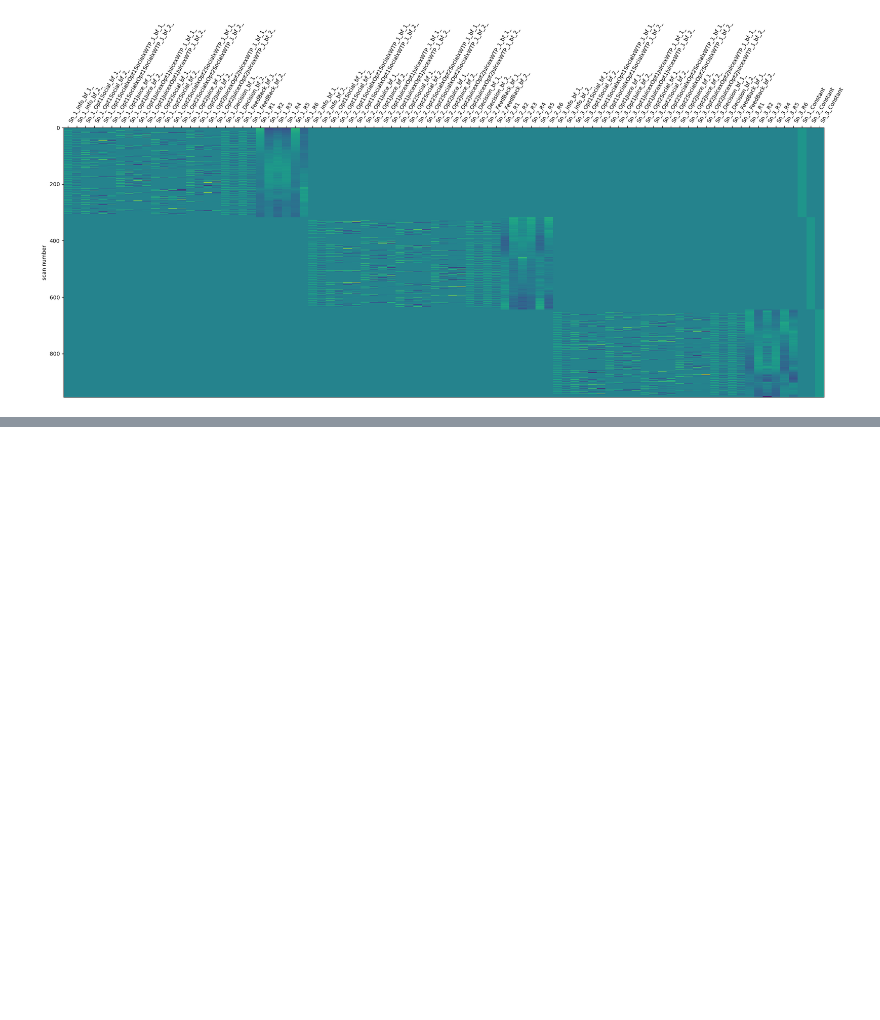
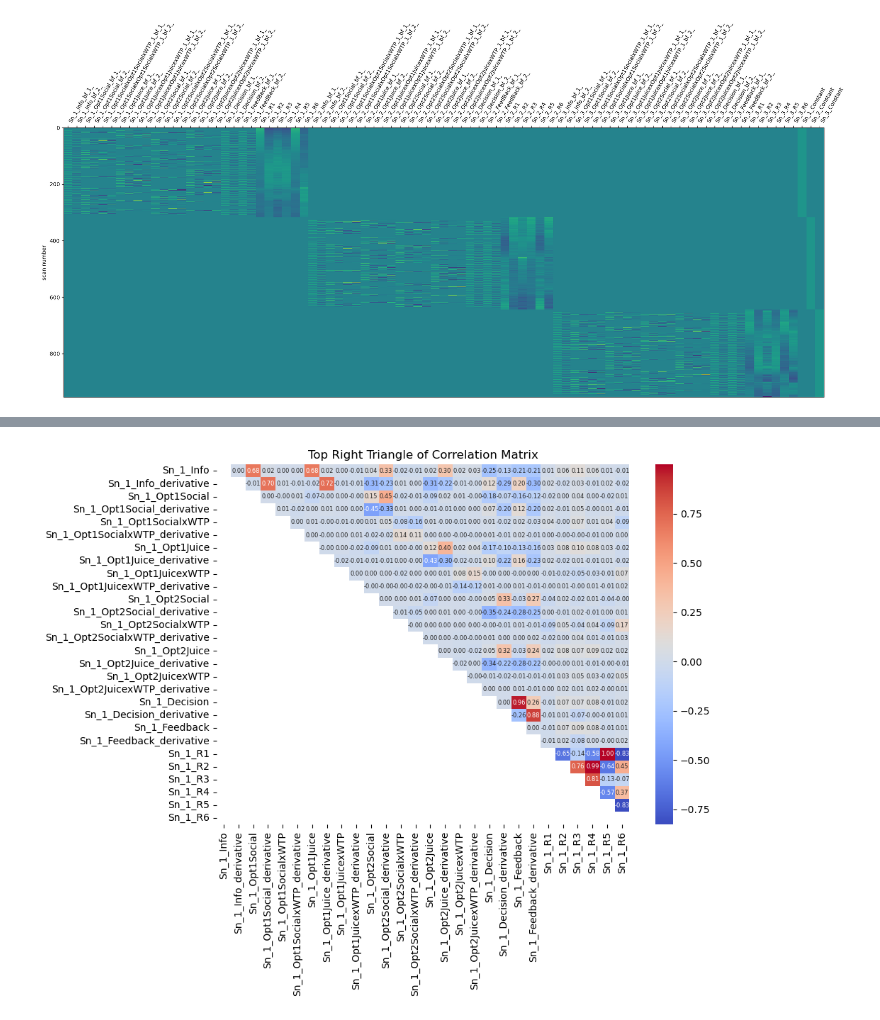
Before and after one commit to hugofluhr/learning-habits-analysis, a Jupyter notebook: notebooks/social-risk_data.ipynb, the cells around one changed output, grey strips where cells are left out. Cells and saved outputs as stored; diff of their text form; code cells hidden in the pictures; blank space fills up the shorter version.

```diff
--- a/notebooks/social-risk_data.ipynb
+++ b/notebooks/social-risk_data.ipynb
@@ -245,0 +241,15 @@ plot_design_matrix(X)
+# %%
+import seaborn as sns
+import numpy as np
+
+# Create a mask for the upper triangle
+mask = np.tril(np.ones_like(X.iloc[:28, :28].corr(), dtype=bool))
+
+fig, ax = plt.subplots(figsize=(10, 8))
+sns.heatmap(X.iloc[:, :28].corr(), mask=mask, cmap='coolwarm', annot=True, fmt=".2f", annot_kws={"size": 6}, ax=ax)
+ax.set_title('Top Right Triangle of Correlation Matrix')
+
+plt.tight_layout()
+plt.show()
+# %% [output]
+[figure, added]
```
Also changed, not shown: parts of 12 cells of this notebook.
